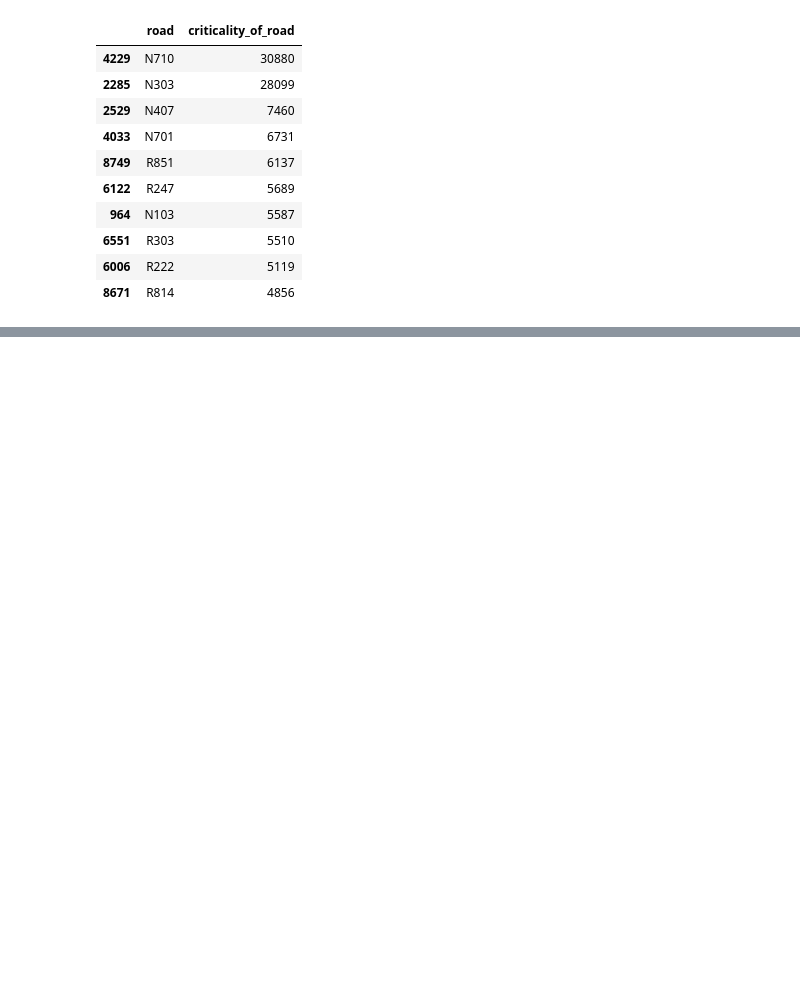
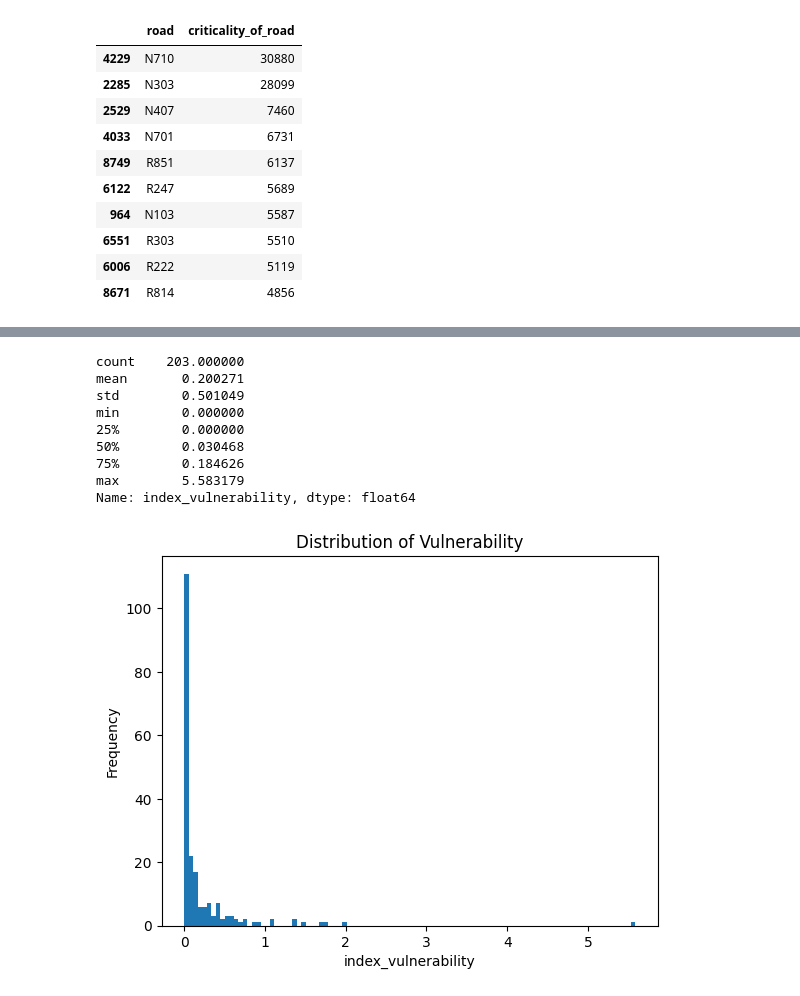
Before and after one commit to suus2000/asim2, a Jupyter notebook: Assignment_4_group_16/Dataset assignment 4.ipynb, the cells around one changed output, grey strips where cells are left out. Cells and saved outputs as stored; diff of their text form; code cells hidden in the pictures; blank space fills up the shorter version.

Commit message:
Added visualizations to the JupyterNotebook

```diff
--- a/Assignment_4_group_16/Dataset assignment 4.ipynb
+++ b/Assignment_4_group_16/Dataset assignment 4.ipynb
@@ -939,0 +955,23 @@ Created in <span style='font-weight:600;margin-left:4px;'>Deepnote</span></a>
+# %%
+import matplotlib.pyplot as plt
+
+def show_histogram(df, column, name):
+    print(df[column].describe())
+    plt.hist(df[column], bins=100)
+    plt.xlabel(column)
+    plt.ylabel('Frequency')
+    plt.title(name)
+    plt.show()
+# %%
+show_histogram(unique_roads_df_vuln_crit, 'index_vulnerability', 'Distribution of Vulnerability')
+# %% [output]
+count    203.000000
+mean       0.200271
+std        0.501049
+min        0.000000
+25%        0.000000
+50%        0.030468
+75%        0.184626
+max        5.583179
+Name: index_vulnerability, dtype: float64
+[figure, added]
```
Also changed, not shown: parts of 19 cells of this notebook.
